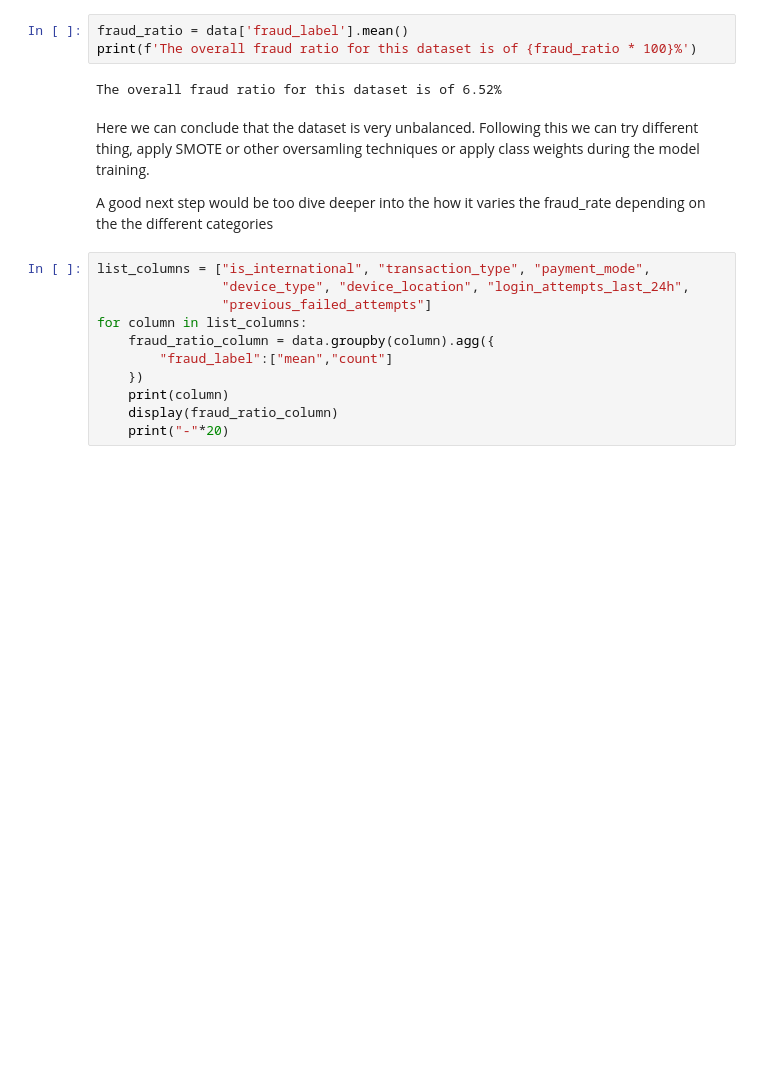
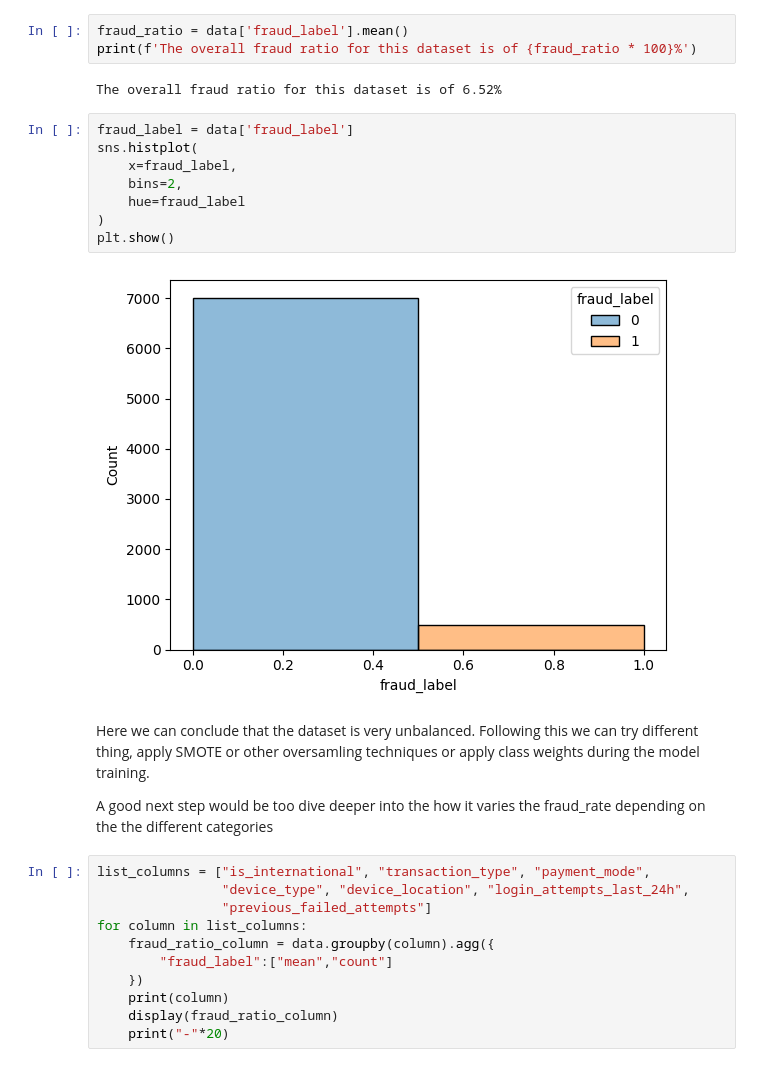
Before and after one commit to GerardGJ/FRAUD-DETECTION, a Jupyter notebook: notebooks/01-EDA.ipynb, the cells around one changed output. Cells and saved outputs as stored; diff of their text form; blank space fills up the shorter version.

```diff
--- a/notebooks/01-EDA.ipynb
+++ b/notebooks/01-EDA.ipynb
@@ -49,6 +50,16 @@ fraud_ratio = data['fraud_label'].mean()
 print(f'The overall fraud ratio for this dataset is of {fraud_ratio * 100}%')
 # %% [output]
 The overall fraud ratio for this dataset is of 6.52%
+# %%
+fraud_label = data['fraud_label']
+sns.histplot(
+    x=fraud_label,
+    bins=2,
+    hue=fraud_label
+)
+plt.show()
+# %% [output]
+[figure, added]
 # %% [markdown]
 Here we can conclude that the dataset is very unbalanced. Following this we can try different thing, apply SMOTE or other oversamling techniques or apply class weights during the model training.
 
```
Also changed, not shown: parts of 3 cells of this notebook, 3 other files.
